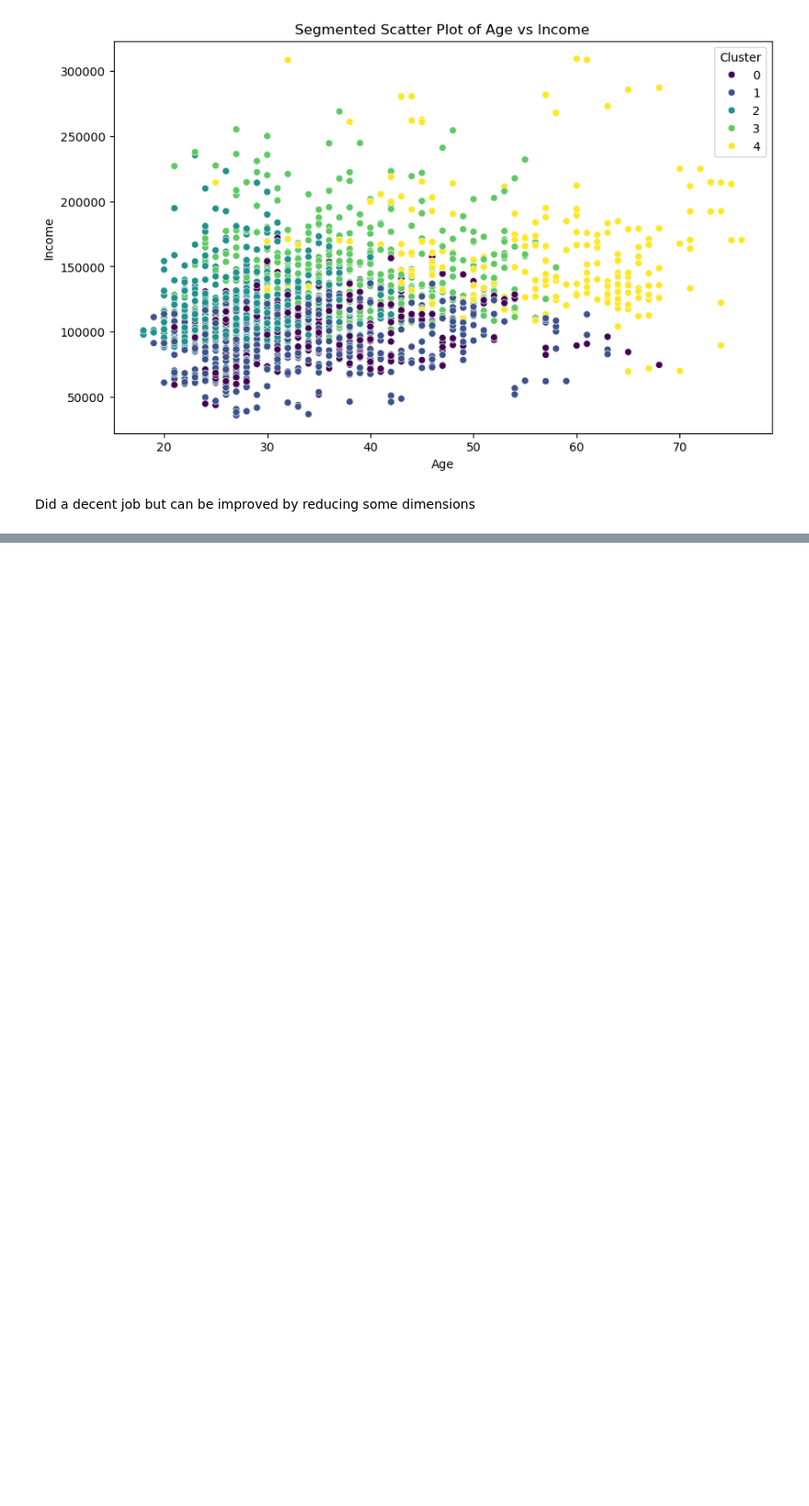
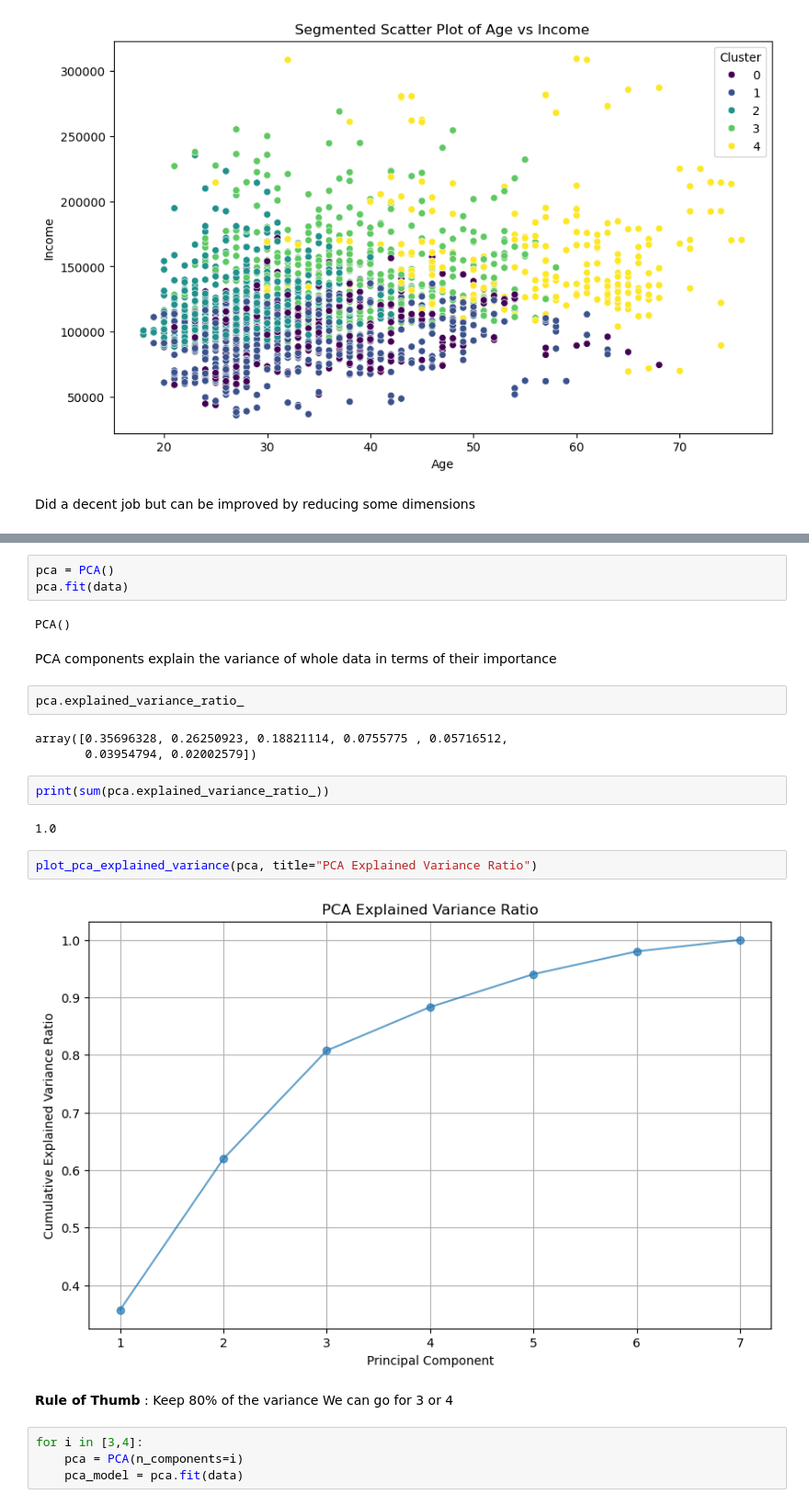
Before and after one commit to satwikboina111/CustomerAnalytics, a Jupyter notebook: Notebooks/Customer_Segmentation.ipynb, the cells around one changed output, grey strips where cells are left out. Shown at 92% size. Saved outputs shown, nothing was run; the diff lists cells and outputs as text; blank space fills up the shorter version.

```diff
--- a/Notebooks/Customer_Segmentation.ipynb
+++ b/Notebooks/Customer_Segmentation.ipynb
@@ -206,0 +229,27 @@ Did a decent job but can be improved by reducing some dimensions
+# %%
+pca = PCA()
+pca.fit(data)
+# %% [output]
+PCA()
+# %% [markdown]
+PCA components explain the variance of whole data in terms of their importance
+# %%
+pca.explained_variance_ratio_
+# %% [output]
+array([0.35696328, 0.26250923, 0.18821114, 0.0755775 , 0.05716512,
+       0.03954794, 0.02002579])
+# %%
+print(sum(pca.explained_variance_ratio_))
+# %% [output]
+1.0
+# %%
+plot_pca_explained_variance(pca, title="PCA Explained Variance Ratio")
+# %% [output]
+[figure, added]
+# %% [markdown]
+**Rule of Thumb** : Keep 80% of the variance
+We can go for 3 or 4
+# %%
+for i in [3,4]:
+    pca = PCA(n_components=i)
+    pca_model = pca.fit(data)
```
Also changed, not shown: parts of 26 cells of this notebook, 2 other files.
